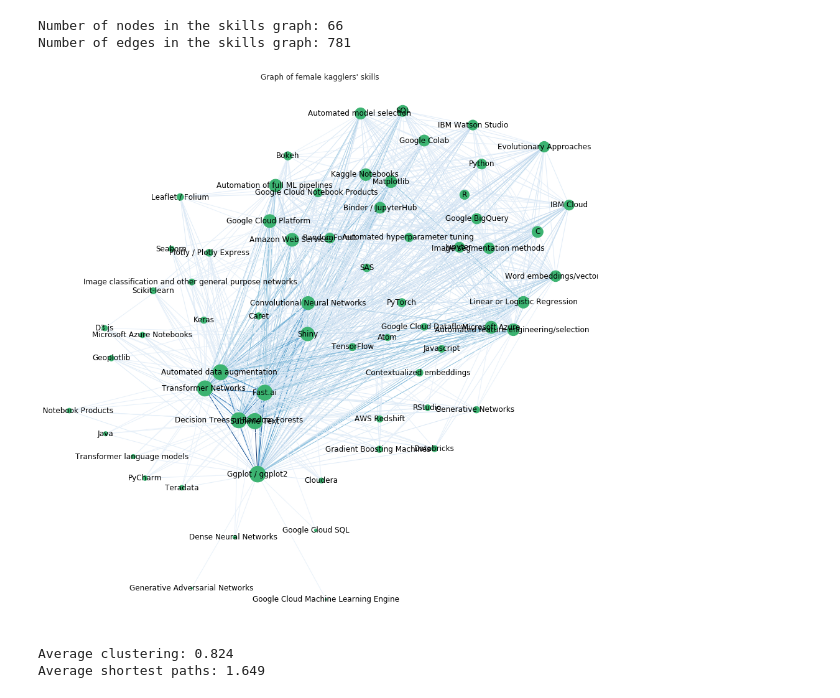
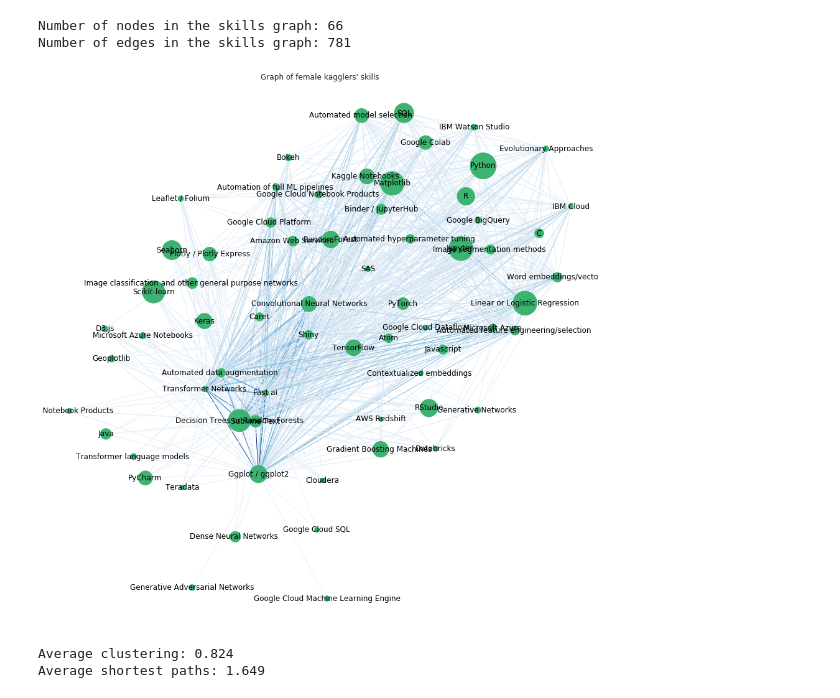
Before and after one commit to sfczekalski/women_kaggle, a Jupyter notebook: notebooks/Analysis.ipynb, the cells around one changed output. Saved outputs shown, nothing was run; the diff lists cells and outputs as text; code cells hidden in the pictures.

Commit message:
Node size in skills graph scalled by its popularity.

```diff
--- a/notebooks/Analysis.ipynb
+++ b/notebooks/Analysis.ipynb
@@ -277,4 +286,23 @@ df_skills = df_skills.loc[:, df_skills.sum(axis=0) > 50]
 # Discard users that haven't chosen at least 5 skills
 df_skills = df_skills[df_skills.sum(axis=1) > 5]
 
-df_skills.head()
+# Create biparite user-skill graph
+skills_matrix = scipy.sparse.csr_matrix(df_skills.values)
+BG = nx.algorithms.bipartite.matrix.from_biadjacency_matrix(skills_matrix)
+
+# Extract projected users graph
+partitions = bipartite.sets(BG)
+users_partition = partitions[0]
+skills_partition = partitions[1]
+
+UG = bipartite.weighted_projected_graph(BG, users_partition)
+# Connect only those users who share at least 10 skills
+UG_filtered = nx.Graph()
+for edge in tqdm.tqdm_notebook(UG.edges(data=True)):
+    u, v, weight = edge
+    weight = weight['weight']
+
+    if weight > 10:
+        UG_filtered.add_edge(u, v, weight=weight)
+
+del UG
@@ -300,14 +309,3 @@ UG = bipartite.weighted_projected_graph(BG, users_partition)
-# %%
-UG_filtered = nx.Graph()
-
-for edge in tqdm.tqdm_notebook(UG.edges(data=True)):
-    u, v, weight = edge
-    weight = weight['weight']
-
-    if weight > 5:
-        UG_filtered.add_edge(u, v, weight=weight)
-
-del UG
 # %%
 print(f'Number of nodes in the female kagglers graph: {UG_filtered.order()}')
 print(f'Number of edges in the female kagglers graph: {UG_filtered.size()}')
@@ -378,26 +379,27 @@ Number of edges in the skills graph: 781
 # %%
 plt.figure(figsize=(16, 16))
 pos = nx.kamada_kawai_layout(SG)
-# Plot nodes
-degrees = dict(SG.degree())
+
+# Plot nodes, scalled accorind to their popularity
+df_skill_popularity = pd.DataFrame(df_skills.sum(axis=0), index=df_skills.columns, columns=['count'])
 nx.draw_networkx_nodes(SG,
                        pos,
                        node_color=color_front,
-                       node_size=[d * 10 for d in degrees.values()])
+                       node_size=[df_skill_popularity.loc[name, 'count'] for name in SG.nodes()])
 # Plot edges
 edge_color = [attr['weight'] * 10 for u, v, attr in SG.edges(data=True)]
 nx.draw_networkx_edges(SG,
                        pos,
                        edge_color=edge_color,
                        edge_vmin=0,
                        edge_vmax=max(edge_color),
                        edge_cmap=plt.cm.Blues)
 # Plot labels
 nx.draw_networkx_labels(SG, pos, fontsize=8)
 plt.title('Graph of female kagglers\' skills')
 plt.axis('off');
 # %% [output]
-[figure, old version]
+[figure, new version]
 # %%
 print(f'Average clustering: {round(nx.average_clustering(SG_filtered), 3)}')
 print(f'Average shortest paths: {round(nx.average_shortest_path_length(SG_filtered), 3)}')
```
Also changed, not shown: parts of 8 cells of this notebook.
